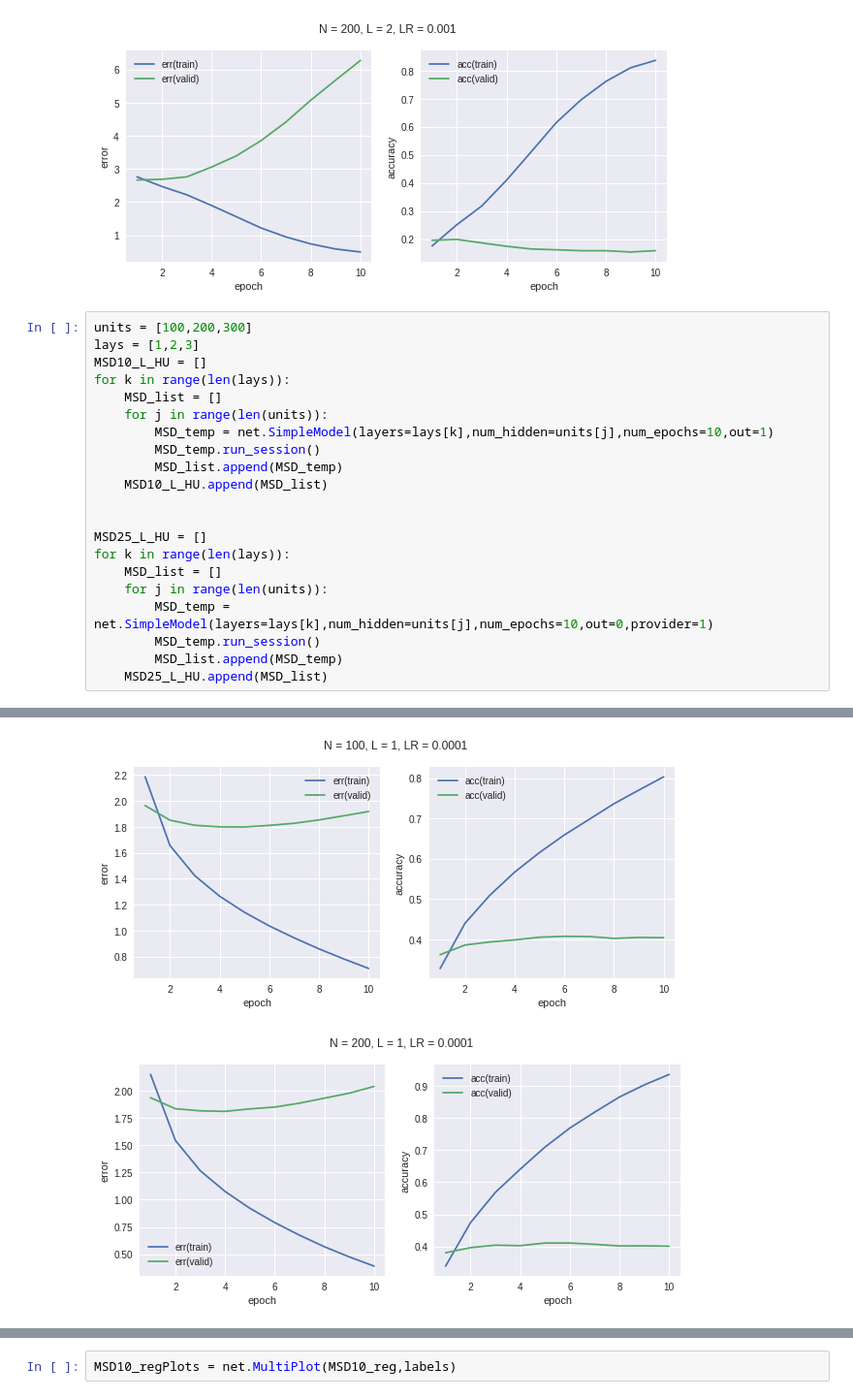
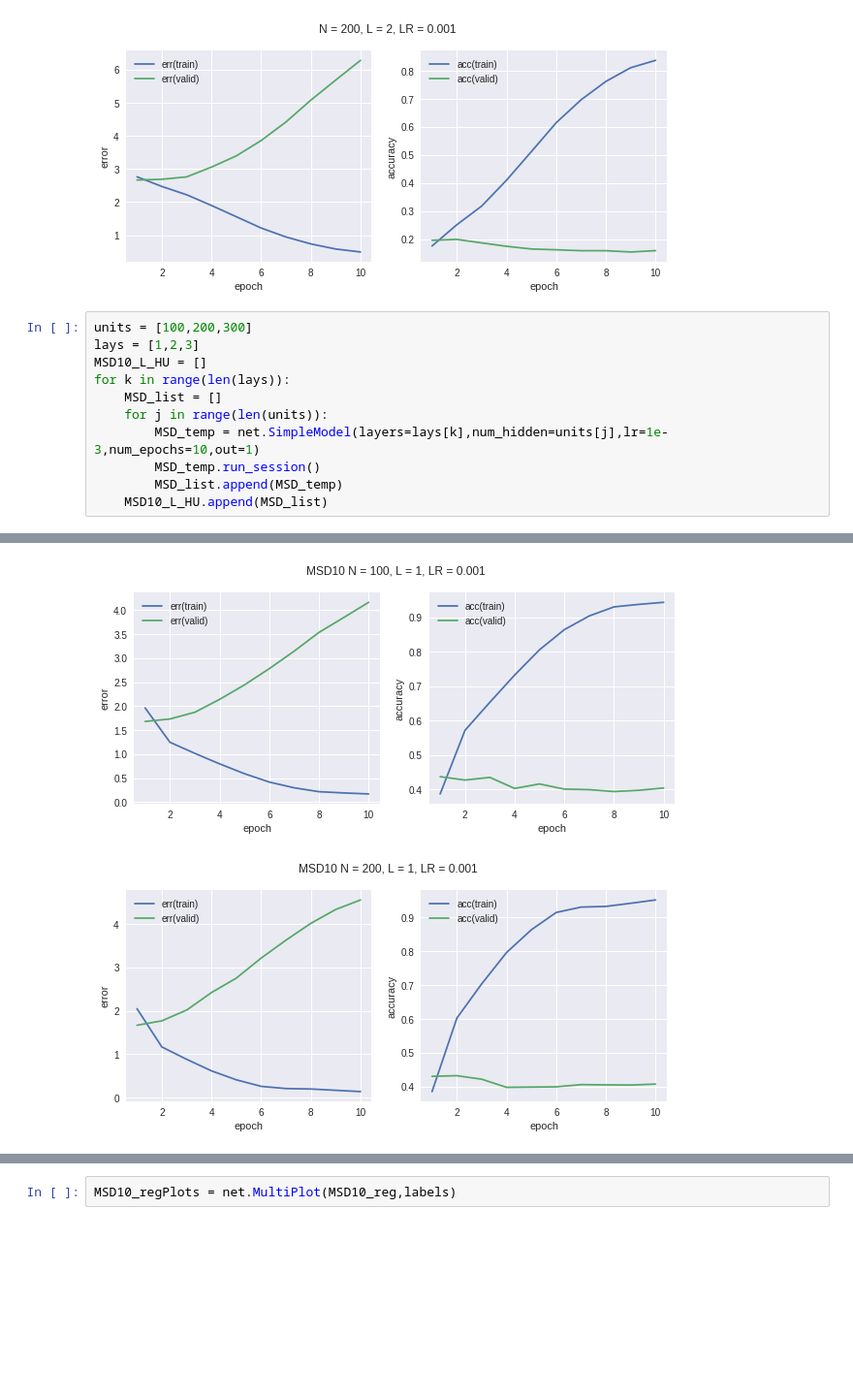
Before and after one commit to jameswilsenach/RNNModelsForMSD, a Jupyter notebook: 3/basic_tests.ipynb, the cells around one changed output, grey strips where cells are left out. Shown at 97% size. Cells and saved outputs as stored; diff of their text form; blank space fills up the shorter version.

```diff
--- a/3/basic_tests.ipynb
+++ b/3/basic_tests.ipynb
@@ -66,18 +66,8 @@ MSD10_L_HU = []
 for k in range(len(lays)):
     MSD_list = []
     for j in range(len(units)):
-        MSD_temp = net.SimpleModel(layers=lays[k],num_hidden=units[j],num_epochs=10,out=1)
+        MSD_temp = net.SimpleModel(layers=lays[k],num_hidden=units[j],lr=1e-3,num_epochs=10,out=1)
         MSD_temp.run_session()
         MSD_list.append(MSD_temp)
     MSD10_L_HU.append(MSD_list)
-
-
-MSD25_L_HU = []
-for k in range(len(lays)):
-    MSD_list = []
-    for j in range(len(units)):
-        MSD_temp = net.SimpleModel(layers=lays[k],num_hidden=units[j],num_epochs=10,out=0,provider=1)
-        MSD_temp.run_session()
-        MSD_list.append(MSD_temp)
-    MSD25_L_HU.append(MSD_list)
 # %% [output]
@@ -101,2 +91,2 @@ N = 300, L = 3, LR = 0.0001 Done! Avg. Epoch Time: 12.35s, Best Val. Error: 1.54
-[figure, old version]
+[figure, new version]
-[figure, old version]
+[figure, new version]
```
Also changed, not shown: parts of 41 cells of this notebook, 3 other files.
